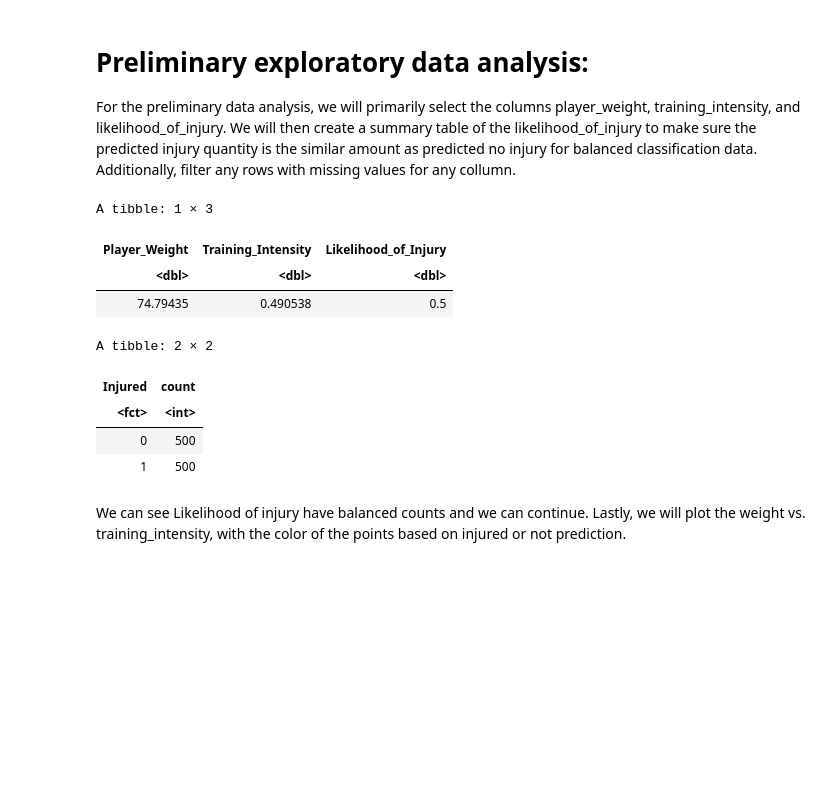
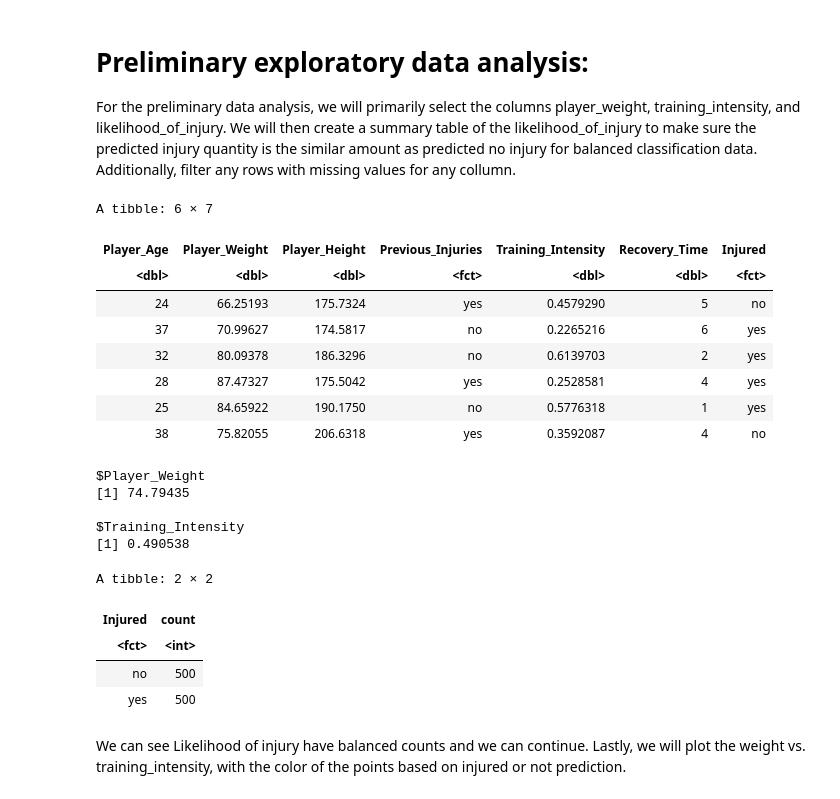
Before and after one commit to nkim0/Group-Project, a Jupyter notebook: Group Project Proposal.ipynb, the cells around one changed output. Cells and saved outputs as stored; diff of their text form; code cells hidden in the pictures; blank space fills up the shorter version.

```diff
--- a/Group Project Proposal.ipynb
+++ b/Group Project Proposal.ipynb
@@ -22,33 +22,45 @@ Involvement in competitive sports is associated with a risk of experiencing a sp
 # Preliminary exploratory data analysis:
 For the preliminary data analysis, we will primarily select the columns player_weight, training_intensity, and likelihood_of_injury. We will then create a summary table of the likelihood_of_injury to make sure the predicted injury quantity is the similar amount as predicted no injury for balanced classification data. Additionally, filter any rows with missing values for any collumn.
 # %%
-tidy_data <- data |>
-    select(Player_Weight, Training_Intensity, Likelihood_of_Injury) |>
-    filter(!is.na(Player_Weight) & !is.na(Training_Intensity) & !is.na(Likelihood_of_Injury)) |>
-    mutate(Injured = as_factor(Likelihood_of_Injury))
-# tidy_data$Likelihood_of_Injury <- recode_factor(tidy_data$Likelihood_of_Injury,
-#                                                TRUE=1,
-#                                                FALSE=0)
+tidy_data_all <- na.omit(data) |>
+    mutate(Likelihood_of_Injury=fct_recode(as.factor(Likelihood_of_Injury), no = "0", yes = "1")) |>
+    mutate(Previous_Injuries=fct_recode(as.factor(Previous_Injuries), no = "0", yes = "1"))
+colnames(tidy_data_all)[7] <- "Injured"
 
-injury_prediction_summary <- tidy_data |>
+selected_data <- tidy_data_all |>
+    select(Player_Weight, Training_Intensity, Injured)
+
+injury_prediction_summary <- selected_data |>
     group_by(Injured) |>
     summarize(count = n())
-mean_table <- tidy_data |>
+
+mean_table <- selected_data |>
     select(-Injured) |>
-    map_df(mean)
+    map(mean)
 
+head(tidy_data_all)
 mean_table
 injury_prediction_summary
 # %% [output]
-A tibble: 1 × 3
+A tibble: 6 × 7
-| Player_Weight | Training_Intensity | Likelihood_of_Injury |
-| <dbl> | <dbl> | <dbl> |
-| 74.79435 | 0.490538 | 0.5 |
+| Player_Age | Player_Weight | Player_Height | Previous_Injuries | Training_Intensity | Recovery_Time | Injured |
+| <dbl> | <dbl> | <dbl> | <fct> | <dbl> | <dbl> | <fct> |
+| 24 | 66.25193 | 175.7324 | yes | 0.4579290 | 5 | no |
+| 37 | 70.99627 | 174.5817 | no | 0.2265216 | 6 | yes |
+| 32 | 80.09378 | 186.3296 | no | 0.6139703 | 2 | yes |
+| 28 | 87.47327 | 175.5042 | yes | 0.2528581 | 4 | yes |
+| 25 | 84.65922 | 190.1750 | no | 0.5776318 | 1 | yes |
+| 38 | 75.82055 | 206.6318 | yes | 0.3592087 | 4 | no |
-A tibble: 2 × 2
+$Player_Weight
+[1] 74.79435
+
+$Training_Intensity
+[1] 0.490538
+A tibble: 2 × 2
 | Injured | count |
 | <fct> | <int> |
-| 0 | 500 |
-| 1 | 500 |
+| no | 500 |
+| yes | 500 |
 # %% [markdown]
 We can see Likelihood of injury have balanced counts and we can continue. Lastly, we will plot the weight vs. training_intensity, with the color of the points based on injured or not prediction.
 # %%
```
Also changed, not shown: parts of 1 cell of this notebook.
